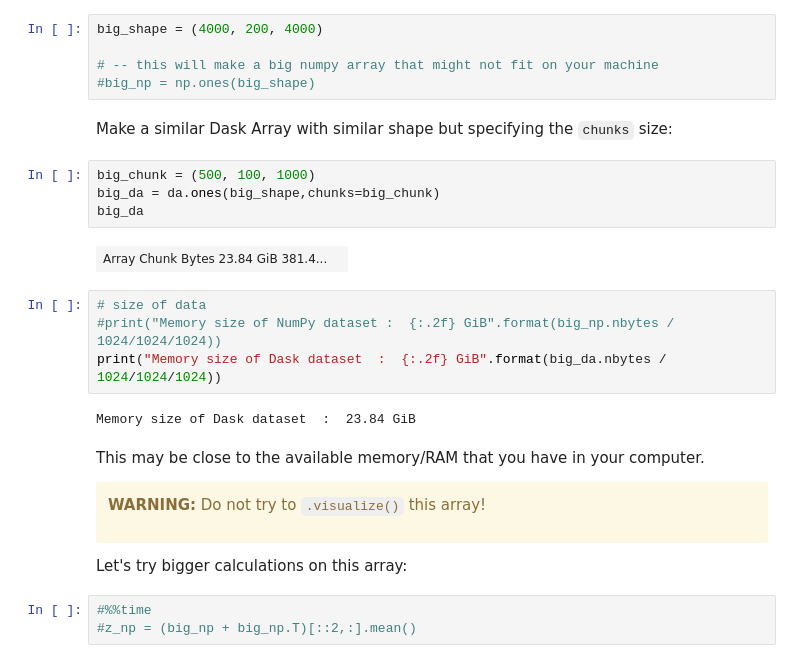
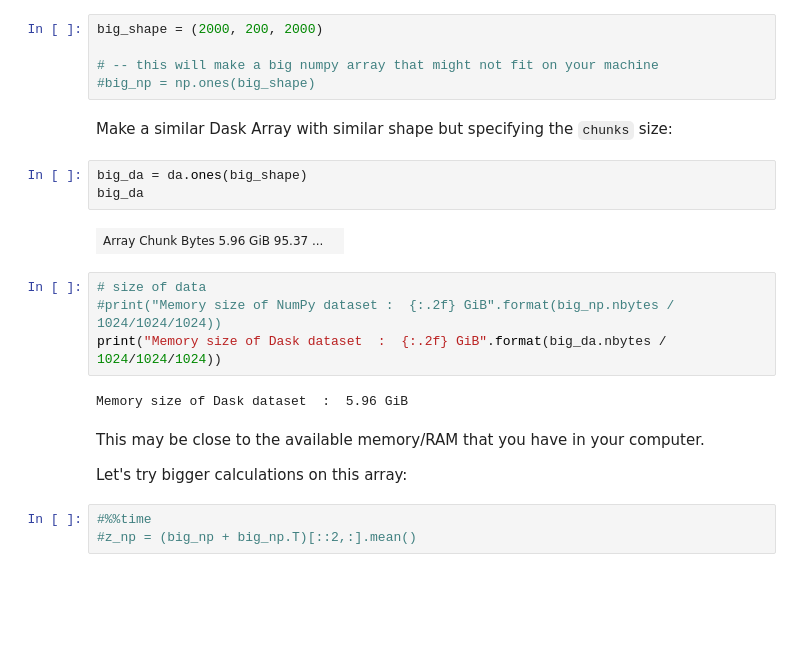
Before and after one commit to NCAR/dask-tutorial, a Jupyter notebook: notebooks/01-dask-array.ipynb, the cells around one changed output. Cells and saved outputs as stored; diff of their text form; blank space fills up the shorter version.

```diff
--- a/notebooks/01-dask-array.ipynb
+++ b/notebooks/01-dask-array.ipynb
@@ -291,31 +312,24 @@ The previous example illustrated how Dask works, but using Dask is not really ne
 # %%
-big_shape = (4000, 200, 4000)
+big_shape = (2000, 200, 2000)
 
 # -- this will make a big numpy array that might not fit on your machine
 #big_np = np.ones(big_shape)
 # %% [markdown]
 Make a similar Dask Array with similar shape but specifying the `chunks` size:
 # %%
-big_chunk = (500, 100, 1000)
-big_da = da.ones(big_shape,chunks=big_chunk)
+big_da = da.ones(big_shape)
 big_da
 # %% [output]
-| Array Chunk Bytes 23.84 GiB 381.4... |  |
+| Array Chunk Bytes 5.96 GiB 95.37 ... |  |
 # %%
 # size of data
 #print("Memory size of NumPy dataset :  {:.2f} GiB".format(big_np.nbytes / 1024/1024/1024))
 print("Memory size of Dask dataset  :  {:.2f} GiB".format(big_da.nbytes / 1024/1024/1024))
 # %% [output]
-Memory size of Dask dataset  :  23.84 GiB
+Memory size of Dask dataset  :  5.96 GiB
 # %% [markdown]
 This may be close to the available memory/RAM that you have in your computer.
 
-<div class="alert alert-block alert-warning">
-
-<b>WARNING:</b> Do not try to `.visualize()` this array!
-
-</div>
-
 Let's try bigger calculations on this array:
 # %%
 #%%time
```
Also changed, not shown: parts of 52 cells of this notebook.
